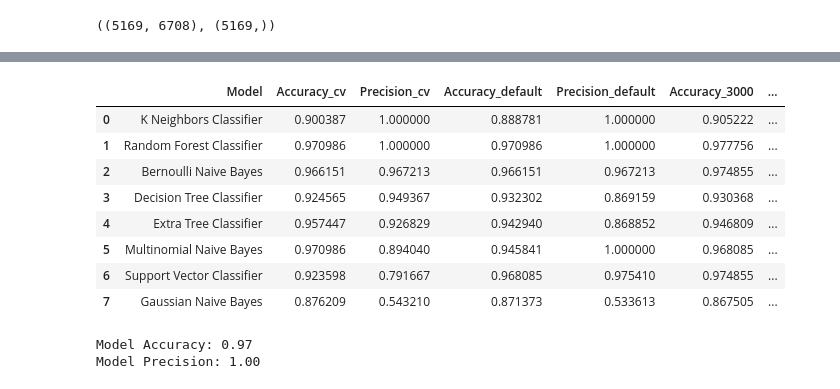
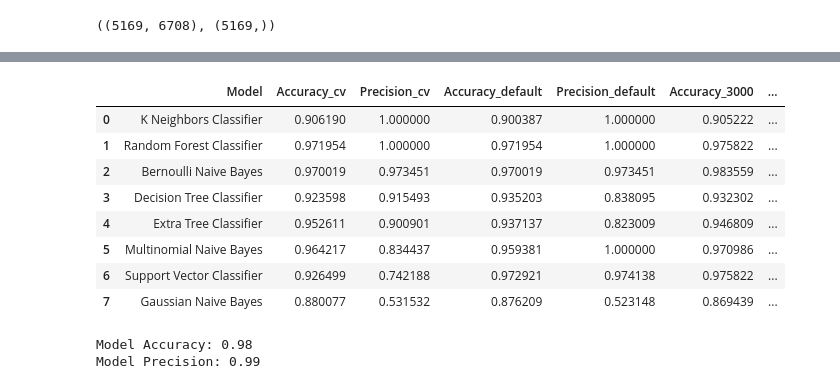
Before and after one commit to 04bhavyaa/sms-spam-classification-system, a Jupyter notebook: sms-spam-classification.ipynb, the cells around one changed output, grey strips where cells are left out. Saved outputs shown, nothing was run; the diff lists cells and outputs as text; code cells hidden in the pictures.

Commit message:
model update

```diff
--- a/sms-spam-classification.ipynb
+++ b/sms-spam-classification.ipynb
@@ -431,0 +454,3 @@ X1.shape, y1.shape
+# %%
+performance_tfidf_3000 = evaluate_vectorizer(X_train, X_test, y_train, y_test, classifiers)
+performance_tfidf_3000
@@ -449,3 +470,0 @@ for name, model in classifiers.items():
-# %%
-performance_tfidf = pd.DataFrame({'Model': list(classifiers.keys()), 'Accuracy': accuracy_scores, 'Precision': precision_scores}).sort_values(by='Precision', ascending=False)
-performance_tfidf
@@ -505,11 +476,0 @@ X_train, X_test, y_train, y_test = train_test_split(X3, y3, test_size=0.2, rando
-# %%
-precision_scores = []
-accuracy_scores = []
-
-for name, model in classifiers.items():
-    model.fit(X_train, y_train)
-    y_pred = model.predict(X_test)
-    precision = precision_score(y_test, y_pred)
-    accuracy = accuracy_score(y_test, y_pred)
-    precision_scores.append(precision)
-    accuracy_scores.append(accuracy)
@@ -528,0 +477,3 @@ performance_scaled
+# %%
+performance_scaled = evaluate_vectorizer(X_train, X_test, y_train, y_test, classifiers)
+performance_scaled
@@ -529,57 +490,54 @@ performance_scaled
 # %%
 performance_temp = pd.merge(
     performance_cv,
     performance_tfidf,
     on='Model',
     how='inner',
     suffixes=('_cv', '_default')
 )
 
 performance_temp2 = pd.merge(
     performance_temp,
-    performance_tfidf1,
+    performance_tfidf_3000,
     on='Model',
     how='inner'
 )
 
 performance = pd.merge(
     performance_temp2,
     performance_scaled,
     on='Model',
     how='inner',
     suffixes=('_3000', '_scaled')
 )
 
 performance
 # %% [output]
 |  | Model | Accuracy_cv | Precision_cv | Accuracy_default | Precision_default | Accuracy_3000 | ... |
-| 0 | K Neighbors Classifier | 0.900387 | 1.000000 | 0.888781 | 1.000000 | 0.905222 | ... |
-| 1 | Random Forest Classifier | 0.970986 | 1.000000 | 0.970986 | 1.000000 | 0.977756 | ... |
-| 2 | Bernoulli Naive Bayes | 0.966151 | 0.967213 | 0.966151 | 0.967213 | 0.974855 | ... |
-| 3 | Decision Tree Classifier | 0.924565 | 0.949367 | 0.932302 | 0.869159 | 0.930368 | ... |
-| 4 | Extra Tree Classifier | 0.957447 | 0.926829 | 0.942940 | 0.868852 | 0.946809 | ... |
-| 5 | Multinomial Naive Bayes | 0.970986 | 0.894040 | 0.945841 | 1.000000 | 0.968085 | ... |
-| 6 | Support Vector Classifier | 0.923598 | 0.791667 | 0.968085 | 0.975410 | 0.974855 | ... |
-| 7 | Gaussian Naive Bayes | 0.876209 | 0.543210 | 0.871373 | 0.533613 | 0.867505 | ... |
+| 0 | K Neighbors Classifier | 0.906190 | 1.000000 | 0.900387 | 1.000000 | 0.905222 | ... |
+| 1 | Random Forest Classifier | 0.971954 | 1.000000 | 0.971954 | 1.000000 | 0.975822 | ... |
+| 2 | Bernoulli Naive Bayes | 0.970019 | 0.973451 | 0.970019 | 0.973451 | 0.983559 | ... |
+| 3 | Decision Tree Classifier | 0.923598 | 0.915493 | 0.935203 | 0.838095 | 0.932302 | ... |
+| 4 | Extra Tree Classifier | 0.952611 | 0.900901 | 0.937137 | 0.823009 | 0.946809 | ... |
+| 5 | Multinomial Naive Bayes | 0.964217 | 0.834437 | 0.959381 | 1.000000 | 0.970986 | ... |
+| 6 | Support Vector Classifier | 0.926499 | 0.742188 | 0.972921 | 0.974138 | 0.975822 | ... |
+| 7 | Gaussian Naive Bayes | 0.880077 | 0.531532 | 0.876209 | 0.523148 | 0.869439 | ... |
 # %%
-# Best Model : Multinomial Naive Bayes
+# Best Model : Bernoulli Naive Bayes
 # Vectorizer : TfidfVectorizer with 3000 features
 # Save the model
 import pickle
 
-X = tfidf1.fit_transform(data['transformed_text'], data['num_chars']).toarray()
+vectorizer = TfidfVectorizer(max_features=3000)
+X = vectorizer.fit_transform(data['transformed_text'], data['num_chars']).toarray()
 X = scaler.fit_transform(X)
 y = data['target'].values
-X_train, X_test, y_train, y_test = train_test_split(data['text'], data['target'], test_size=0.2, random_state=2)
+X_train, X_test, y_train, y_test = train_test_split(X, y, test_size=0.2, random_state=2)
 
-vectorizer = TfidfVectorizer(max_features=3000)
-X_train_tfidf = vectorizer.fit_transform(X_train)
-X_test_tfidf = vectorizer.transform(X_test)
+best_model = BernoulliNB()
+best_model.fit(X_train, y_train)
 
-best_model = MultinomialNB()
-best_model.fit(X_train_tfidf, y_train)
-
-y_pred = best_model.predict(X_test_tfidf)
+y_pred = best_model.predict(X_test)
 accuracy = accuracy_score(y_test, y_pred)
 precision = precision_score(y_test, y_pred)
 print(f"Model Accuracy: {accuracy:.2f}")
@@ -588,5 +546,5 @@ print(f"Model Precision: {precision:.2f}")
 pickle.dump(best_model, open('artifacts/model.pkl', 'wb'))
 pickle.dump(vectorizer, open('artifacts/vectorizer.pkl', 'wb'))
 # %% [output]
-Model Accuracy: 0.97
-Model Precision: 1.00
+Model Accuracy: 0.98
+Model Precision: 0.99
```
Also changed, not shown: parts of 26 cells of this notebook, 2 other files.
